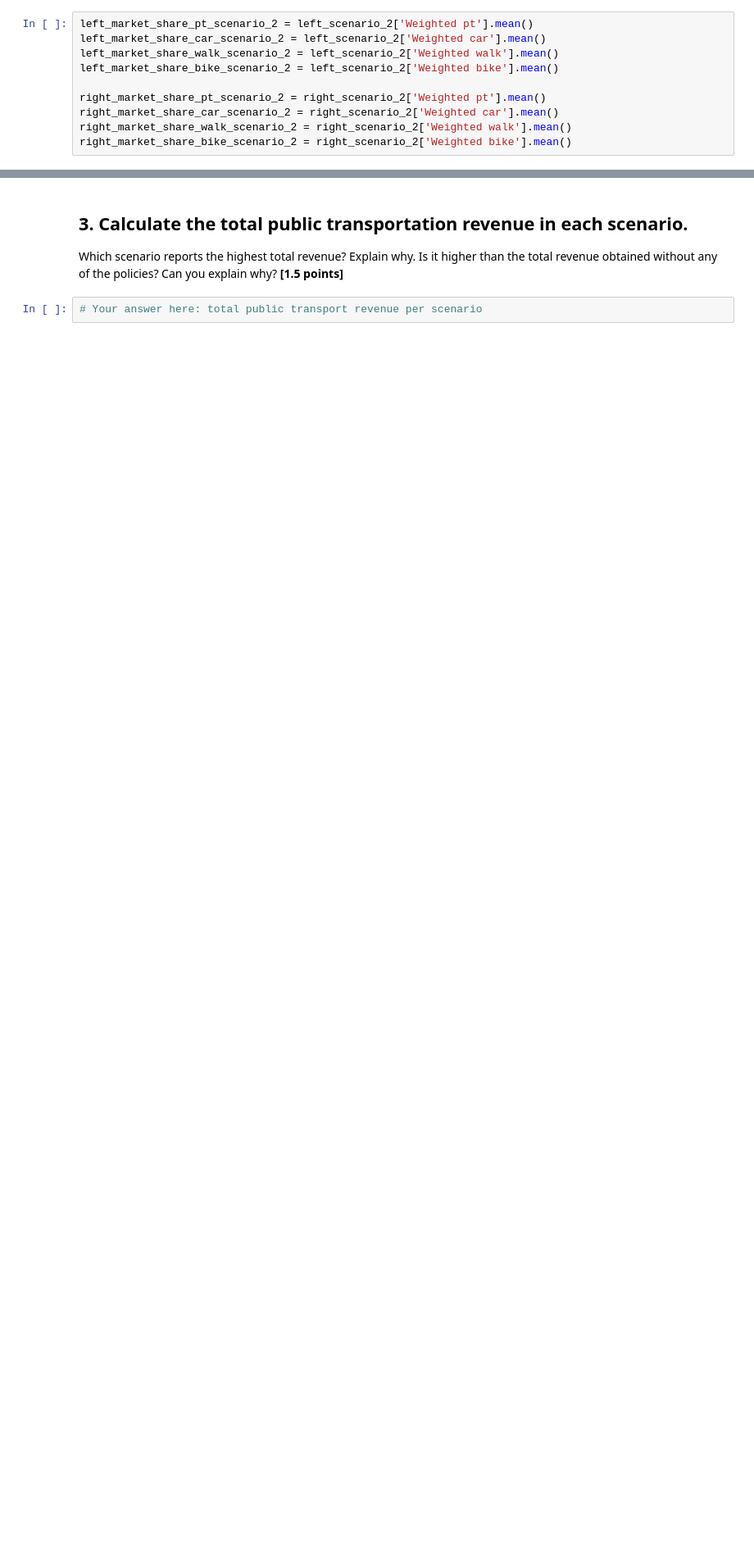
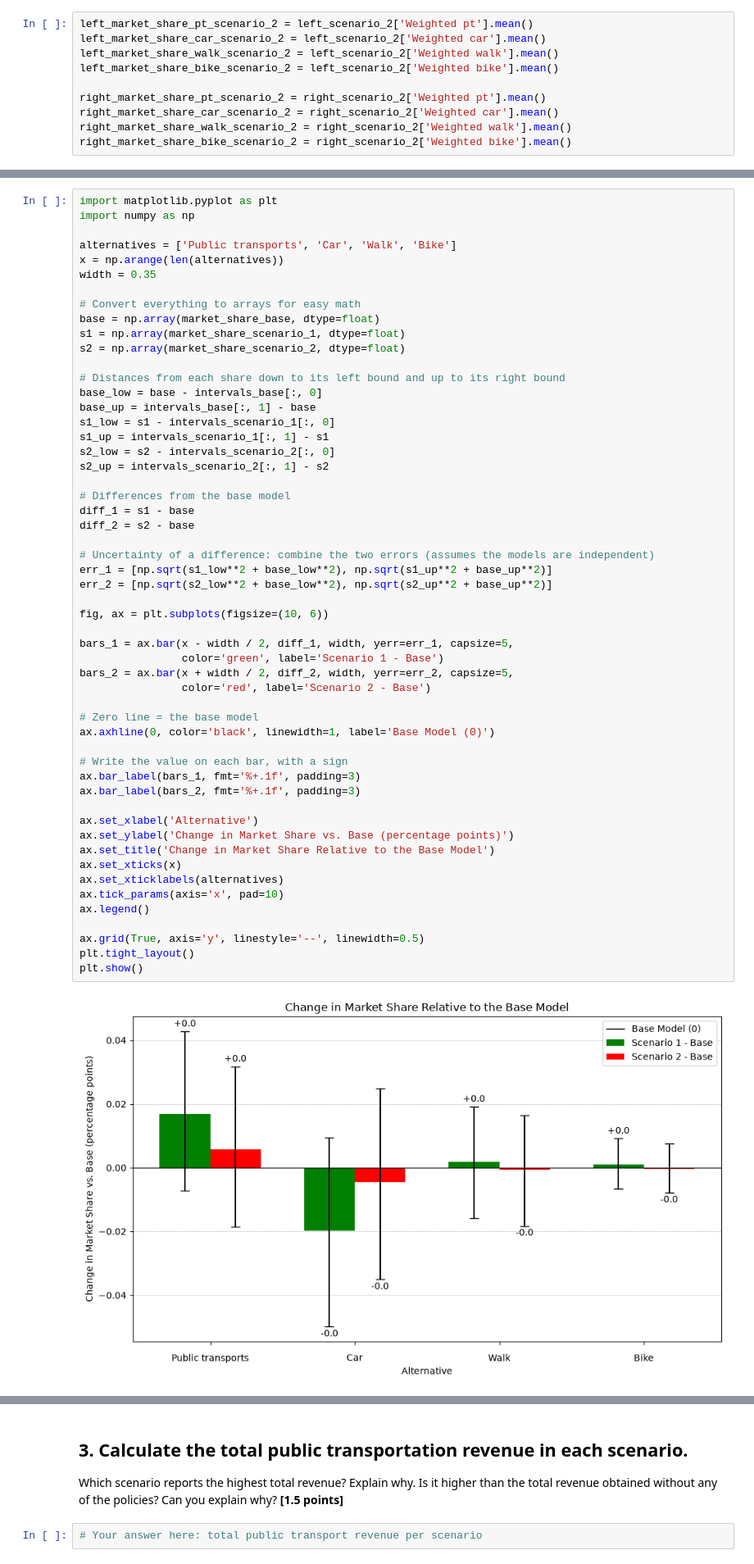
Before and after one commit to chloeruiz0300/Assignment, a Jupyter notebook: Market Shares and Forecasting.ipynb, the cells around one changed output, grey strips where cells are left out. Shown at 82% size. Cells and saved outputs as stored; diff of their text form; blank space fills up the shorter version.

```diff
--- a/Market Shares and Forecasting.ipynb
+++ b/Market Shares and Forecasting.ipynb
@@ -794,0 +888,56 @@ decrease the share of car? Explain why. **[0.5 point]**
+# %%
+import matplotlib.pyplot as plt
+import numpy as np
+
+alternatives = ['Public transports', 'Car', 'Walk', 'Bike']
+x = np.arange(len(alternatives))
+width = 0.35
+
+# Convert everything to arrays for easy math
+base = np.array(market_share_base, dtype=float)
+s1 = np.array(market_share_scenario_1, dtype=float)
+s2 = np.array(market_share_scenario_2, dtype=float)
+
+# Distances from each share down to its left bound and up to its right bound
+base_low = base - intervals_base[:, 0]
+base_up = intervals_base[:, 1] - base
+s1_low = s1 - intervals_scenario_1[:, 0]
+s1_up = intervals_scenario_1[:, 1] - s1
+s2_low = s2 - intervals_scenario_2[:, 0]
+s2_up = intervals_scenario_2[:, 1] - s2
+
+# Differences from the base model
+diff_1 = s1 - base
+diff_2 = s2 - base
+
+# Uncertainty of a difference: combine the two errors (assumes the models are independent)
+err_1 = [np.sqrt(s1_low**2 + base_low**2), np.sqrt(s1_up**2 + base_up**2)]
+err_2 = [np.sqrt(s2_low**2 + base_low**2), np.sqrt(s2_up**2 + base_up**2)]
+
+fig, ax = plt.subplots(figsize=(10, 6))
+
+bars_1 = ax.bar(x - width / 2, diff_1, width, yerr=err_1, capsize=5,
+                color='green', label='Scenario 1 - Base')
+bars_2 = ax.bar(x + width / 2, diff_2, width, yerr=err_2, capsize=5,
+                color='red', label='Scenario 2 - Base')
+
+# Zero line = the base model
+ax.axhline(0, color='black', linewidth=1, label='Base Model (0)')
+
+# Write the value on each bar, with a sign
+ax.bar_label(bars_1, fmt='%+.1f', padding=3)
+ax.bar_label(bars_2, fmt='%+.1f', padding=3)
+
+ax.set_xlabel('Alternative')
+ax.set_ylabel('Change in Market Share vs. Base (percentage points)')
+ax.set_title('Change in Market Share Relative to the Base Model')
+ax.set_xticks(x)
+ax.set_xticklabels(alternatives)
+ax.tick_params(axis='x', pad=10)
+ax.legend()
+
+ax.grid(True, axis='y', linestyle='--', linewidth=0.5)
+plt.tight_layout()
+plt.show()
+# %% [output]
+[figure, added]
```
Also changed, not shown: parts of 15 cells of this notebook, 1 other file.
